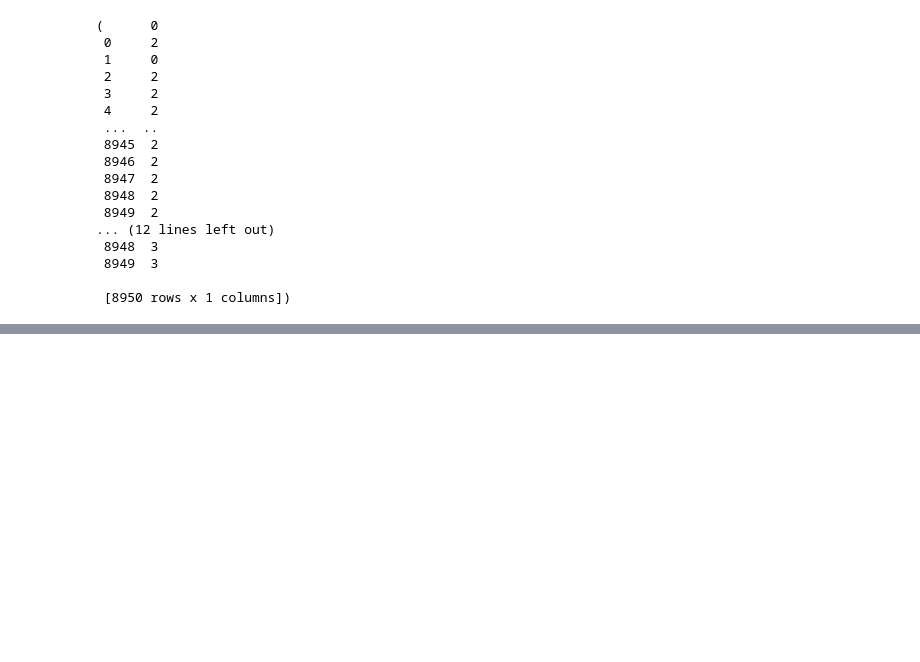
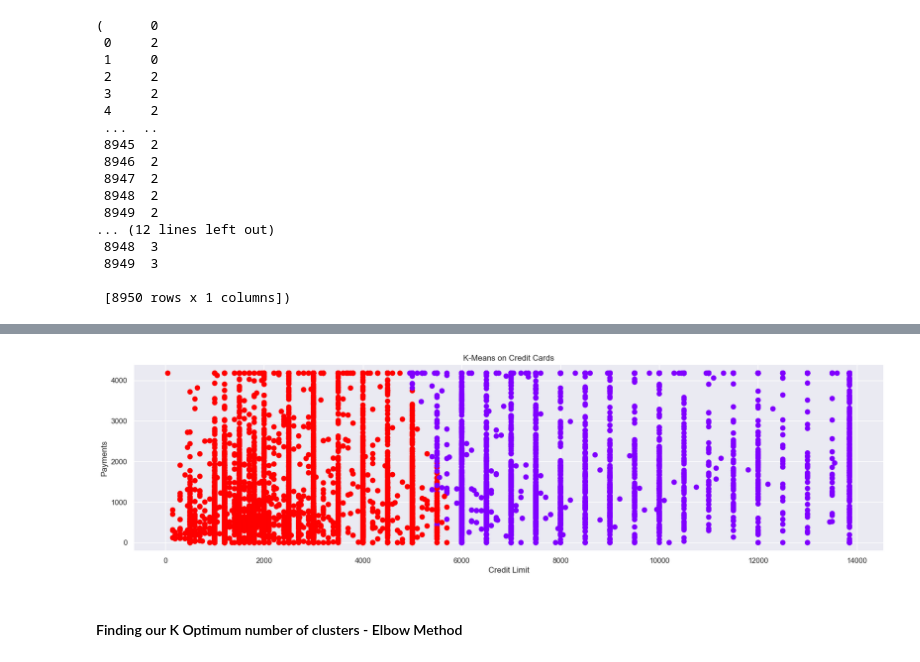
Before and after one commit to normanmunge/credit-card-clustering, a Jupyter notebook: credit-card-clustering.ipynb, the cells around one changed output, grey strips where cells are left out. Cells and saved outputs as stored; diff of their text form; code cells hidden in the pictures; blank space fills up the shorter version.

```diff
--- a/credit-card-clustering.ipynb
+++ b/credit-card-clustering.ipynb
@@ -379,0 +394,12 @@ dend=shc.dendrogram(shc.linkage(scaled_df, method="complete"))
+# %%
+# Visualize the clustering on original dataset
+plt.figure(figsize=(20,5))
+plt.scatter(new_df['credit_limit'], new_df['payments'], c=y_kmeans, s=50, cmap='rainbow')
+plt.title('K-Means on Credit Cards')
+plt.xlabel('Credit Limit')
+plt.ylabel('Payments')
+plt.show()
+# %% [output]
+[figure, added]
+# %% [markdown]
+#### Finding our K Optimum number of clusters - Elbow Method
```
Also changed, not shown: parts of 19 cells of this notebook.
